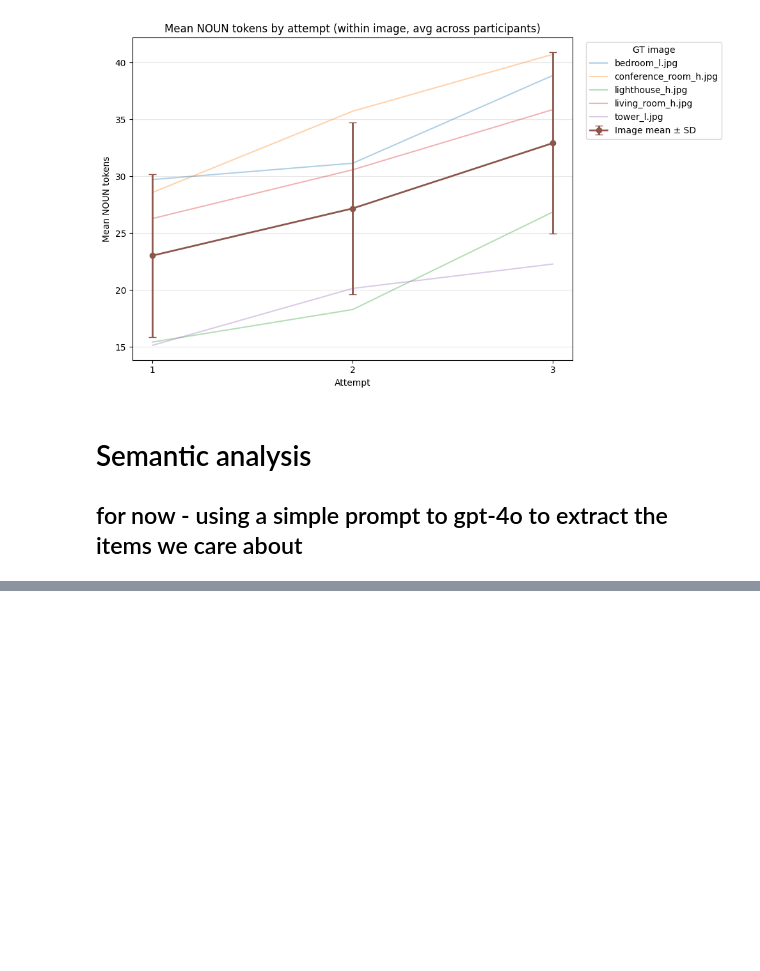
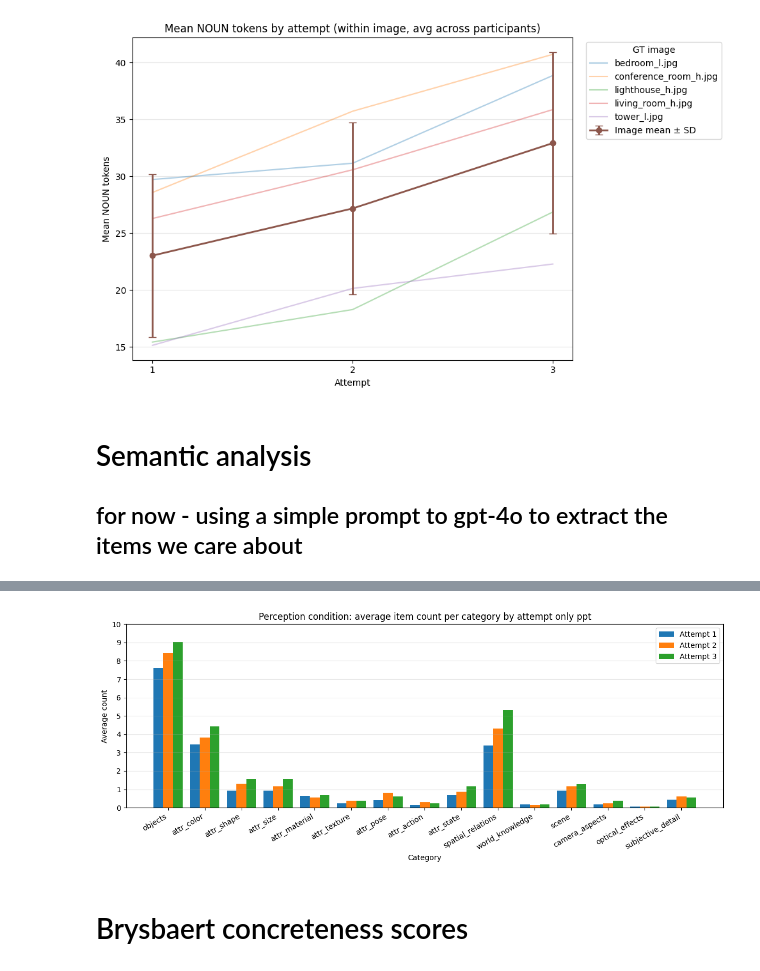
Before and after one commit to AnatKordon/Imagination_in_translation, a Jupyter notebook: analysis/nlp_analysis/nlp_notebook.ipynb, the cells around one changed output, grey strips where cells are left out. Cells and saved outputs as stored; diff of their text form; code cells hidden in the pictures; blank space fills up the shorter version.

```diff
--- a/analysis/nlp_analysis/nlp_notebook.ipynb
+++ b/analysis/nlp_analysis/nlp_notebook.ipynb
@@ -392,6 +414,6 @@ Index(['uid', 'gt', 'session', 'attempt', 'prompt', 'gen', 'subjective_score',
        'optical_effects', 'subjective_detail'],
       dtype='object')
 # %%
-sem_df = sem_df[['uid', 'gt', 'session', 'attempt', 'prompt', 'extraction', 'objects', 'attr_color', 'attr_shape', 'attr_size', 'attr_material', 'attr_texture', 'attr_pose', 'attr_action', 'attr_state', 'spatial_relations', 'world_knowledge','scene', 'camera_aspects', 'optical_effects', 'subjective_detail']]
-sem_df_gpt = sem_df_gpt[['uid', 'gt', 'session', 'attempt', 'prompt', 'extraction', 'objects', 'attr_color', 'attr_shape', 'attr_size', 'attr_material', 'attr_texture', 'attr_pose', 'attr_action', 'attr_state', 'spatial_relations', 'world_knowledge','scene', 'camera_aspects', 'optical_effects', 'subjective_detail']]
-sem_df_ppt = sem_df_ppt[['uid', 'gt', 'session', 'attempt', 'prompt', 'extraction', 'objects', 'attr_color', 'attr_shape', 'attr_size', 'attr_material', 'attr_texture', 'attr_pose', 'attr_action', 'attr_state', 'spatial_relations', 'world_knowledge','scene', 'camera_aspects', 'optical_effects', 'subjective_detail']]
+sem_df = sem_df[['uid', 'gt', 'gt_corrected', 'session', 'attempt', 'prompt', 'extraction', 'objects', 'attr_color', 'attr_shape', 'attr_size', 'attr_material', 'attr_texture', 'attr_pose', 'attr_action', 'attr_state', 'spatial_relations', 'world_knowledge','scene', 'camera_aspects', 'optical_effects', 'subjective_detail']]
+sem_df_gpt = sem_df_gpt[['uid', 'gt', 'gt_corrected', 'session', 'attempt', 'prompt', 'extraction', 'objects', 'attr_color', 'attr_shape', 'attr_size', 'attr_material', 'attr_texture', 'attr_pose', 'attr_action', 'attr_state', 'spatial_relations', 'world_knowledge','scene', 'camera_aspects', 'optical_effects', 'subjective_detail']]
+sem_df_ppt = sem_df_ppt[['uid', 'gt', 'gt_corrected', 'session', 'attempt', 'prompt', 'extraction', 'objects', 'attr_color', 'attr_shape', 'attr_size', 'attr_material', 'attr_texture', 'attr_pose', 'attr_action', 'attr_state', 'spatial_relations', 'world_knowledge','scene', 'camera_aspects', 'optical_effects', 'subjective_detail']]
@@ -398,7 +430,5 @@ sem_df_ppt = sem_df_ppt[['uid', 'gt', 'session', 'attempt', 'prompt', 'extractio
 # %%
 import ast
-import numpy as np
-import pandas as pd
 list_cols = ['objects', 'attr_color', 'attr_shape', 'attr_size', 'attr_material', 'attr_texture', 'attr_pose', 'attr_action', 'attr_state', 'spatial_relations', 'world_knowledge','scene', 'camera_aspects', 'optical_effects', 'subjective_detail']
 
 # turning the python strings into real lists
@@ -423,7 +453,7 @@ def to_list(x):
     # Anything else
     return []
 
-def convered (df):
+def converted (df):
     # Convert columns to real lists
     for c in list_cols:
         if c in df.columns:
@@ -432,5 +462,5 @@ def convered (df):
 
 
 #apply conversion to each df
-sem_df_gpt = convered(sem_df_gpt)
-sem_df_ppt = convered(sem_df_ppt)
+sem_df_gpt = converted(sem_df_gpt)
+sem_df_ppt = converted(sem_df_ppt)
@@ -458,0 +528,36 @@ dtype: float64
+# %%
+def plot_grouped_bars(means, title=None, xlabel='Category', ylabel='Average count'):
+    """
+    means: DataFrame with index=attempt, columns=categories
+    """
+    categories = list(means.columns)
+    attempts = list(means.index)
+
+    x = np.arange(len(categories))
+    n = len(attempts)
+    width = 0.8 / max(n, 1)
+
+    fig, ax = plt.subplots(figsize=(12, 5))
+
+    for i, att in enumerate(attempts):
+        ax.bar(x + (i - (n-1)/2)*width, means.loc[att].values, width, label=f'Attempt {att}')
+
+    ax.set_xticks(x)
+    ax.set_xticklabels(categories, rotation=30, ha='right')
+    ax.set_xlabel(xlabel)
+    ax.set_ylabel(ylabel)
+    if title:
+        ax.set_title(title)
+    ax.legend()
+    ax.set_ylim(0, 10)
+    ax.set_yticks(range(0, 11, 1))
+    ax.grid(axis='y', alpha=0.3)
+    plt.tight_layout()
+    # plt.savefig(OUT_DIR / "average_count_per_attempt.png", dpi=300)
+    plt.show()
+
+plot_grouped_bars(means_ppt, title='Perception condition: average item count per category by attempt only ppt')
+# %% [output]
+[figure, added]
+# %% [markdown]
+# Brysbaert concreteness scores
```
Also changed, not shown: parts of 13 cells of this notebook, 11 other files.
